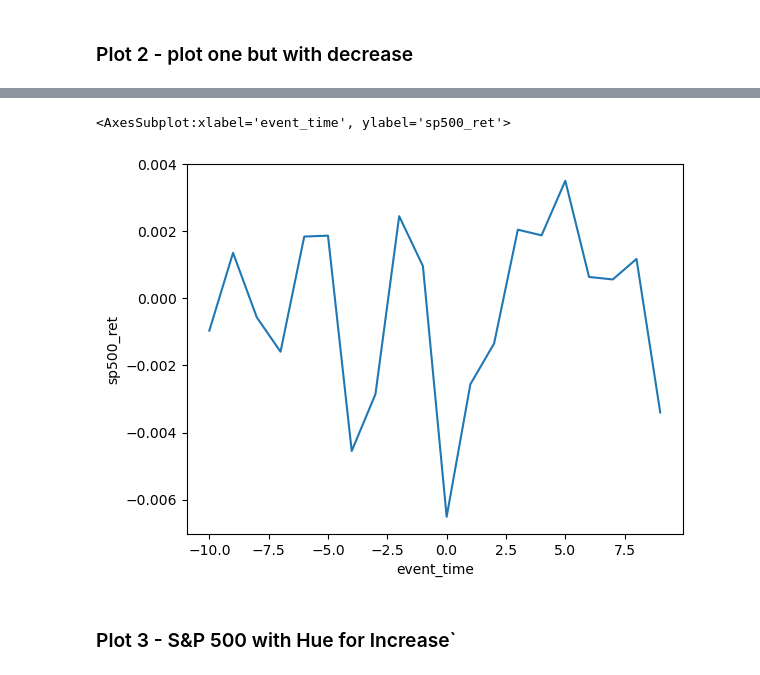
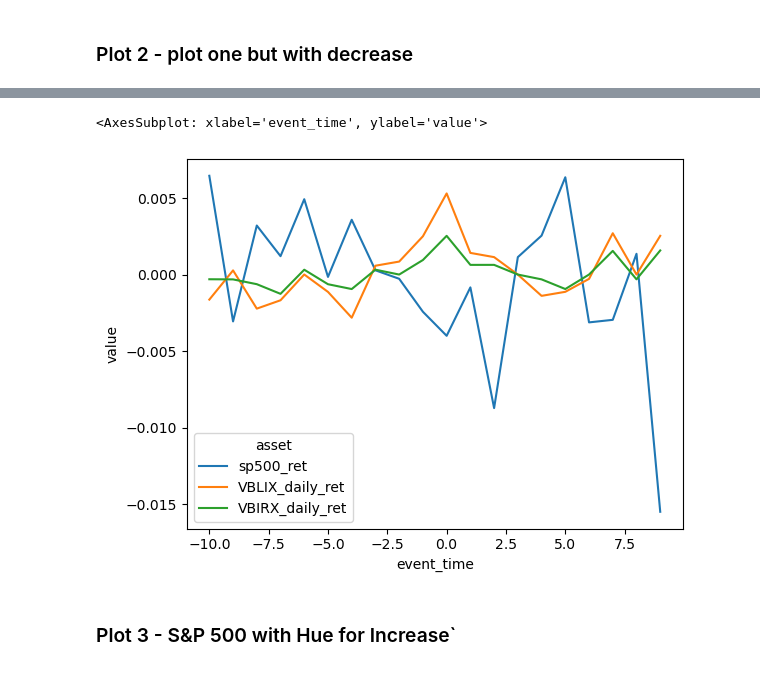
Before and after one commit to mab923/finalteamproject, a Jupyter notebook: do_not_touch.ipynb, the cells around one changed output, grey strips where cells are left out. Cells and saved outputs as stored; diff of their text form; code cells hidden in the pictures.

Commit message:
updated graphs

```diff
--- a/do_not_touch.ipynb
+++ b/do_not_touch.ipynb
@@ -224,2 +226,6 @@ The `ci` parameter is deprecated. Use `errorbar=None` for the same effect.
 # %% [markdown]
 ### Plot 2 - plot one but with  decrease
+# %%
+event_time_rets_for_decrease = event_time_rets.query('Increase == False')
+# %%
+melted_data = pd.melt(event_time_rets_for_decrease, id_vars=['event_time'], value_vars=['sp500_ret', 'VBLIX_daily_ret', 'VBIRX_daily_ret'], var_name='asset')
@@ -226,11 +248,12 @@ The `ci` parameter is deprecated. Use `errorbar=None` for the same effect.
 # %%
-sns.lineplot(data=event_time_rets,
+sns.lineplot(data=melted_data,
              x='event_time',
-             y='sp500_ret',
-             ci = None)
+             y='value',
+             hue = 'asset',
+             errorbar = None)
 # %% [output]
-<AxesSubplot:xlabel='event_time', ylabel='sp500_ret'>
+<AxesSubplot: xlabel='event_time', ylabel='value'>
-[figure, old version]
+[figure, new version]
 # %% [markdown]
 ### Plot 3 - S&P 500 with Hue for Increase`
 # %%
```
Also changed, not shown: parts of 4 cells of this notebook.
